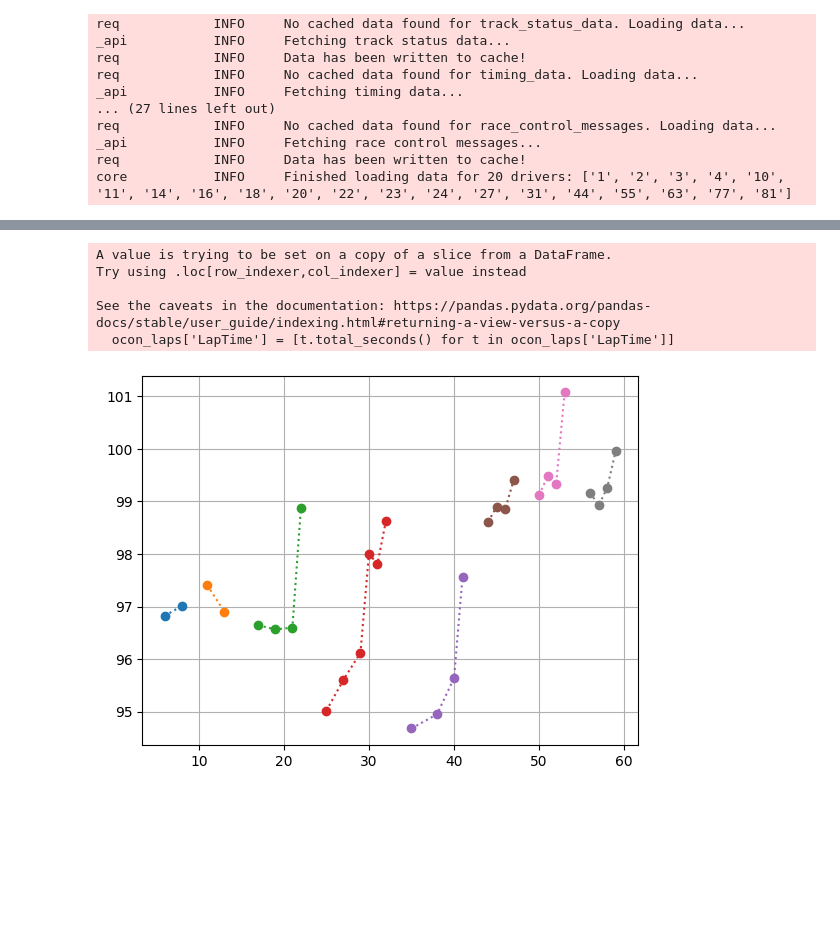
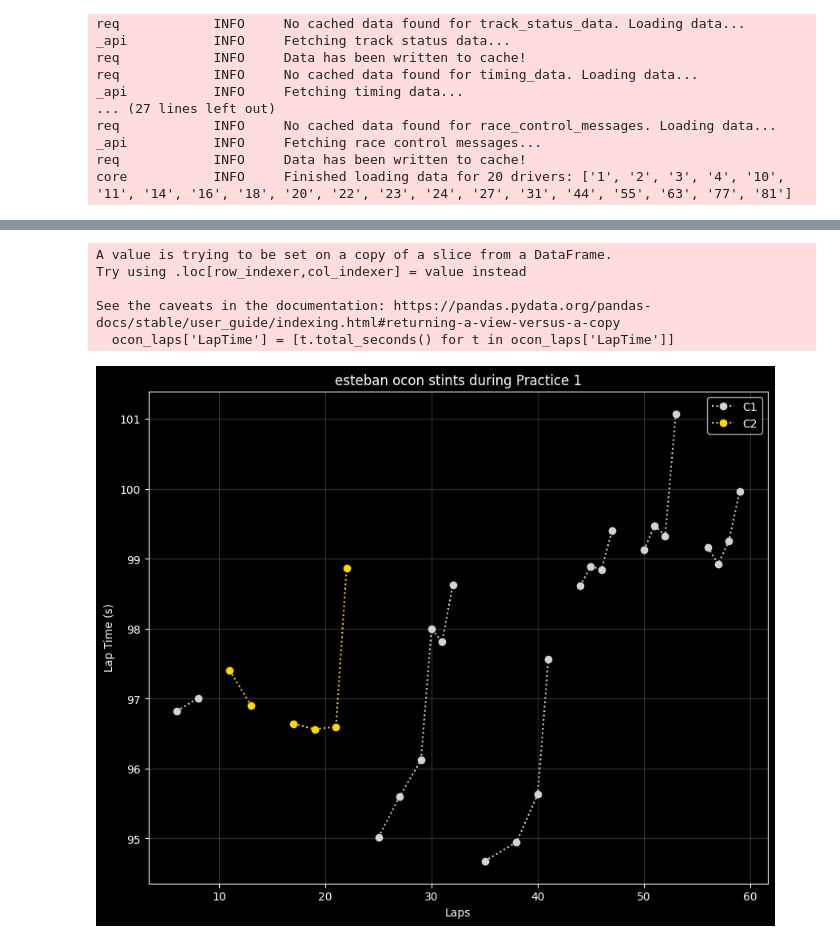
Before and after one commit to Nelson-Jnrnd/F1_Telemetry_Charts, a Jupyter notebook: Notebooks/preseason_analysis.ipynb, the cells around one changed output, grey strips where cells are left out. Saved outputs shown, nothing was run; the diff lists cells and outputs as text; code cells hidden in the pictures; blank space fills up the shorter version.

Commit message:
stint analysis

```diff
--- a/Notebooks/preseason_analysis.ipynb
+++ b/Notebooks/preseason_analysis.ipynb
@@ -306,30 +187,57 @@ for stint in ferrari_baseline:
 # %%
 def plot_testing(session, driver, limit=1.30):
     laps = session.laps.pick_quicklaps(limit)
 
     ocon_laps = laps[laps['Driver'] == driver]
     ocon_laps.set_index('LapNumber', inplace=True)
     ocon_laps['LapTime'] = [t.total_seconds() for t in ocon_laps['LapTime']]
     ocon_laps
 
     ocon_stints = [x for _, x in ocon_laps.groupby('Stint')]
-
+    plt.figure(figsize=(10,8))
     ax = plt.subplot()
 
+    c1_label = False
+    c2_label = False
+    c3_label = False
     for stint in ocon_stints:
-        ax.plot(stint['LapTime'], 'o:')
-    ax.grid()
+        label = 'C1' if stint['Compound'].iloc[0] == 'HARD' else 'C2' if stint['Compound'].iloc[0] == 'MEDIUM' else 'C3'
+        match label:
+            case 'C1':
+                if c1_label == False:
+                    c1_label = True
+                else:
+                    label = None
+            case 'C2':
+                if c2_label == False:
+                    c2_label = True
+                else:
+                    label = None
+            case 'C3':
+                if c3_label == False:
+                    c3_label = True
+                else:
+                    label = None
+        ax.plot(stint['LapTime'], 'o:', color=compound_color(stint['Compound'].iloc[0]), label=label)
+    ax.grid(alpha=0.2)
+    ax.set_xlabel('Laps')
+    ax.set_ylabel('Lap Time (s)')
+    plt.title(label = plotting.DRIVER_TRANSLATE[driver] + ' stints during ' + session.name)
+    plt.legend()
     plt.show()
 
 plot_testing(p1, 'OCO')
 plot_testing(p1, 'GAS')
-#plot_testing(p1, 'RIC')
-#plot_testing(p1, 'ALO')
-#plot_testing(p1, 'BOT')
+
+plot_testing(p2, 'OCO')
+plot_testing(p2, 'GAS')
+
+plot_testing(p3, 'OCO')
+plot_testing(p3, 'GAS')
 # %% [output]
 A value is trying to be set on a copy of a slice from a DataFrame.
 Try using .loc[row_indexer,col_indexer] = value instead
 
 See the caveats in the documentation: https://pandas.pydata.org/pandas-docs/stable/user_guide/indexing.html#returning-a-view-versus-a-copy
   ocon_laps['LapTime'] = [t.total_seconds() for t in ocon_laps['LapTime']]
-[figure, old version]
+[figure, new version]
```
Also changed, not shown: parts of 11 cells of this notebook, 2 other files.
